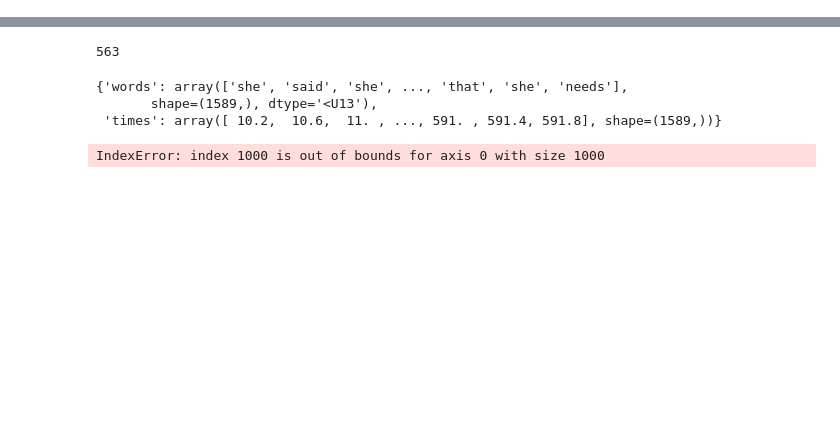
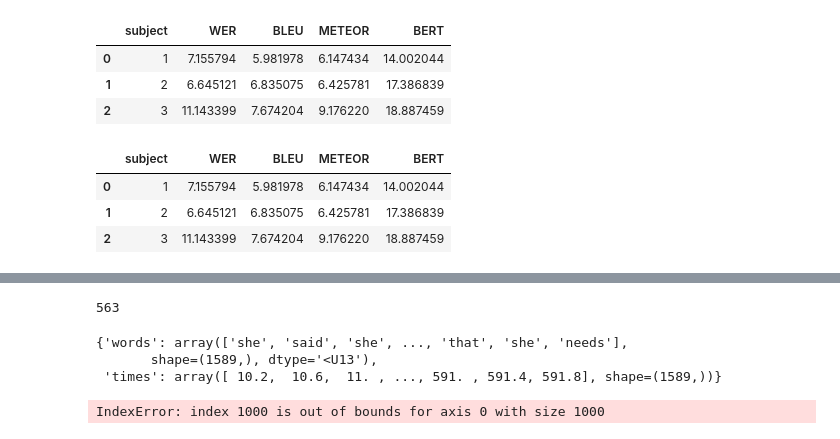
Before and after one commit to imranson/semantic-decoding, a Jupyter notebook: decoding/temp/explore_eval_perceived_speech.ipynb, the cells around one changed output, grey strips where cells are left out. Drawn from its saved outputs; the diff is of its cells as text; code cells hidden in the pictures; blank space fills up the shorter version.

```diff
--- a/decoding/temp/explore_eval_perceived_speech.ipynb
+++ b/decoding/temp/explore_eval_perceived_speech.ipynb
@@ -35 +43,22 @@ for i in range(1,4):
+# %%
+results_df = pd.DataFrame(zscores)
+
+# WER correction
+# results_df['WER'] = 1-results_df['WER']
+
+results_df
+# %% [output]
+|  | subject | WER | BLEU | METEOR | BERT |
+| 0 | 1 | 7.155794 | 5.981978 | 6.147434 | 14.002044 |
+| 1 | 2 | 6.645121 | 6.835075 | 6.425781 | 17.386839 |
+| 2 | 3 | 11.143399 | 7.674204 | 9.176220 | 18.887459 |
+# %%
+results_df.to_csv('perceived_speech_zscores.csv',index = False)
+
+results_df
+# %% [output]
+|  | subject | WER | BLEU | METEOR | BERT |
+| 0 | 1 | 7.155794 | 5.981978 | 6.147434 | 14.002044 |
+| 1 | 2 | 6.645121 | 6.835075 | 6.425781 | 17.386839 |
+| 2 | 3 | 11.143399 | 7.674204 | 9.176220 | 18.887459 |
 # %%
```
Also changed, not shown: parts of 5 cells of this notebook, 2 other files.
